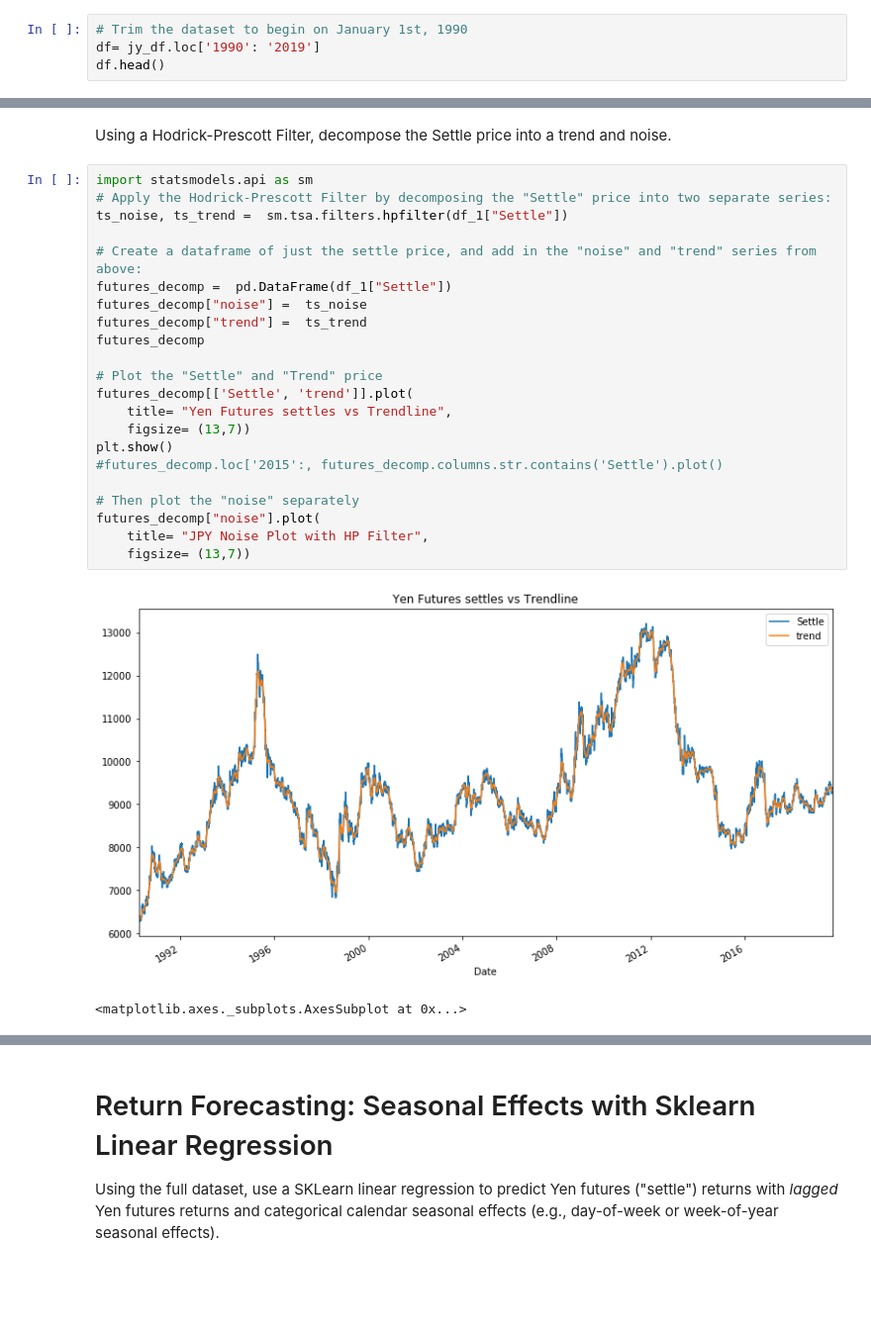
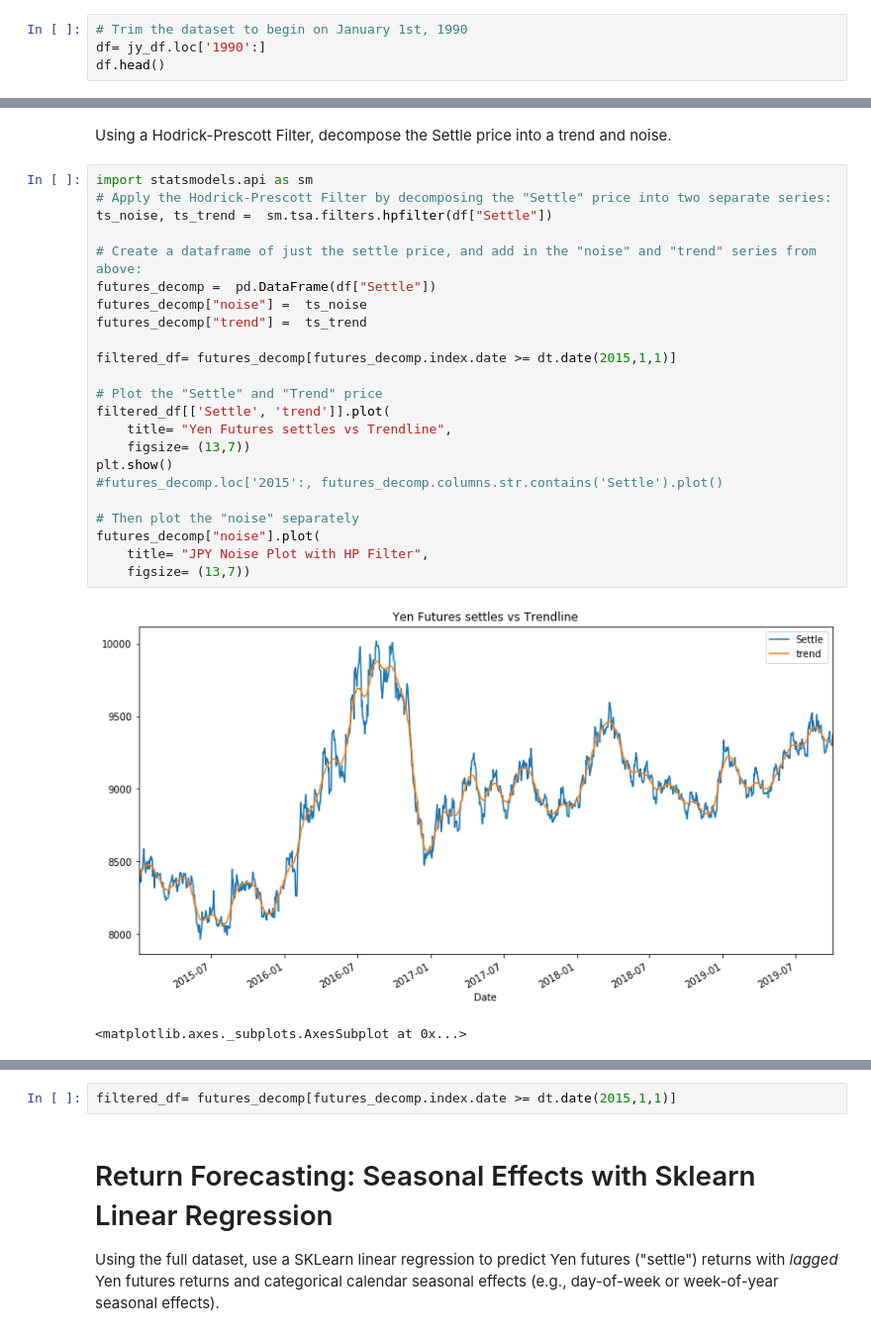
Before and after one commit to Briantaylor97/Homework_10, a Jupyter notebook: Instructions/Starter_Code/BCT_time_series_analysis.ipynb, the cells around one changed output, grey strips where cells are left out. Shown at 99% size. Cells and saved outputs as stored; diff of their text form; blank space fills up the shorter version.

```diff
--- a/Instructions/Starter_Code/BCT_time_series_analysis.ipynb
+++ b/Instructions/Starter_Code/BCT_time_series_analysis.ipynb
@@ -44,7 +44,7 @@ jy_df.head()
 | 1976-08-06 | 3401.000000000 | 3401.000000000 | 3401.000000000 | 3401.000000000 | nan | 3401.000000000 | 0.000000000 | 1.000000000 |
 # %%
 # Trim the dataset to begin on January 1st, 1990
-df= jy_df.loc['1990': '2019']
+df= jy_df.loc['1990':]
 df.head()
 # %% [output]
 |  | Open | High | Low | Last | Change | Settle | Volume | Previous Day Open Interest |
@@ -107,25 +107,26 @@ df_1.head()
 # %%
 import statsmodels.api as sm
 # Apply the Hodrick-Prescott Filter by decomposing the "Settle" price into two separate series:
-ts_noise, ts_trend =  sm.tsa.filters.hpfilter(df_1["Settle"])
+ts_noise, ts_trend =  sm.tsa.filters.hpfilter(df["Settle"])
 
 # Create a dataframe of just the settle price, and add in the "noise" and "trend" series from above:
-futures_decomp =  pd.DataFrame(df_1["Settle"])
+futures_decomp =  pd.DataFrame(df["Settle"])
 futures_decomp["noise"] =  ts_noise
 futures_decomp["trend"] =  ts_trend
-futures_decomp
+
+filtered_df= futures_decomp[futures_decomp.index.date >= dt.date(2015,1,1)]
 
 # Plot the "Settle" and "Trend" price
-futures_decomp[['Settle', 'trend']].plot(
+filtered_df[['Settle', 'trend']].plot(
     title= "Yen Futures settles vs Trendline",
     figsize= (13,7))
 plt.show()
 #futures_decomp.loc['2015':, futures_decomp.columns.str.contains('Settle').plot()
 
 # Then plot the "noise" separately
 futures_decomp["noise"].plot(
     title= "JPY Noise Plot with HP Filter",
     figsize= (13,7))
 # %% [output]
-[figure, old version]
+[figure, new version]
 <matplotlib.axes._subplots.AxesSubplot at 0x...>
@@ -133,3 +134,5 @@ futures_decomp["noise"].plot(
+# %%
+filtered_df= futures_decomp[futures_decomp.index.date >= dt.date(2015,1,1)]
 # %% [markdown]
  # Return Forecasting: Seasonal Effects with Sklearn Linear Regression
  Using the full dataset, use a SKLearn linear regression to predict Yen futures ("settle") returns with *lagged* Yen futures returns and categorical calendar seasonal effects (e.g., day-of-week or week-of-year seasonal effects).
```
Also changed, not shown: parts of 8 cells of this notebook.
